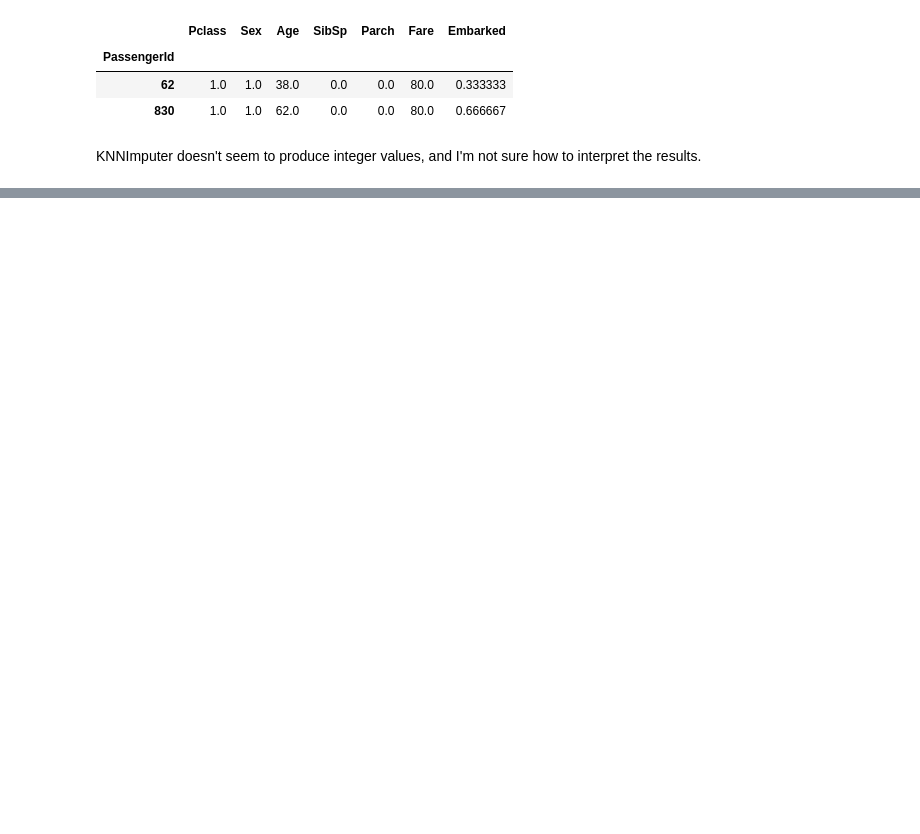
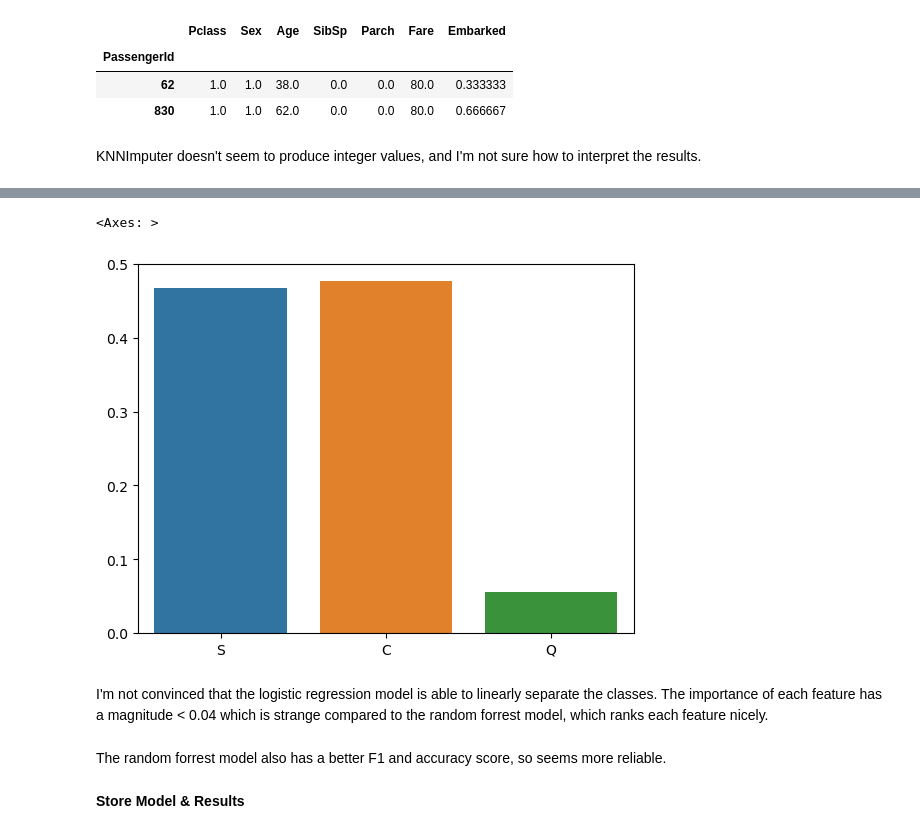
Before and after one commit to ADPriceless/TDA_Assignment_Titanic, a Jupyter notebook: embarked_impute.ipynb, the cells around one changed output, grey strips where cells are left out. Cells and saved outputs as stored; diff of their text form; code cells hidden in the pictures; blank space fills up the shorter version.

```diff
--- a/embarked_impute.ipynb
+++ b/embarked_impute.ipynb
@@ -234,0 +398,11 @@ KNNImputer doesn't seem to produce integer values, and I'm not sure how to inter
+# %%
+sns.barplot(df_proba[(df_proba.index == 830)])
+# %% [output]
+<Axes: >
+[figure, added]
+# %% [markdown]
+I'm not convinced that the logistic regression model is able to linearly separate the classes. The importance of each feature has a magnitude < 0.04 which is strange compared to the random forrest model, which ranks each feature nicely.
+# %% [markdown]
+The random forrest model also has a better F1 and accuracy score, so seems more reliable.
+# %% [markdown]
+**Store Model & Results**
```
Also changed, not shown: parts of 42 cells of this notebook.
